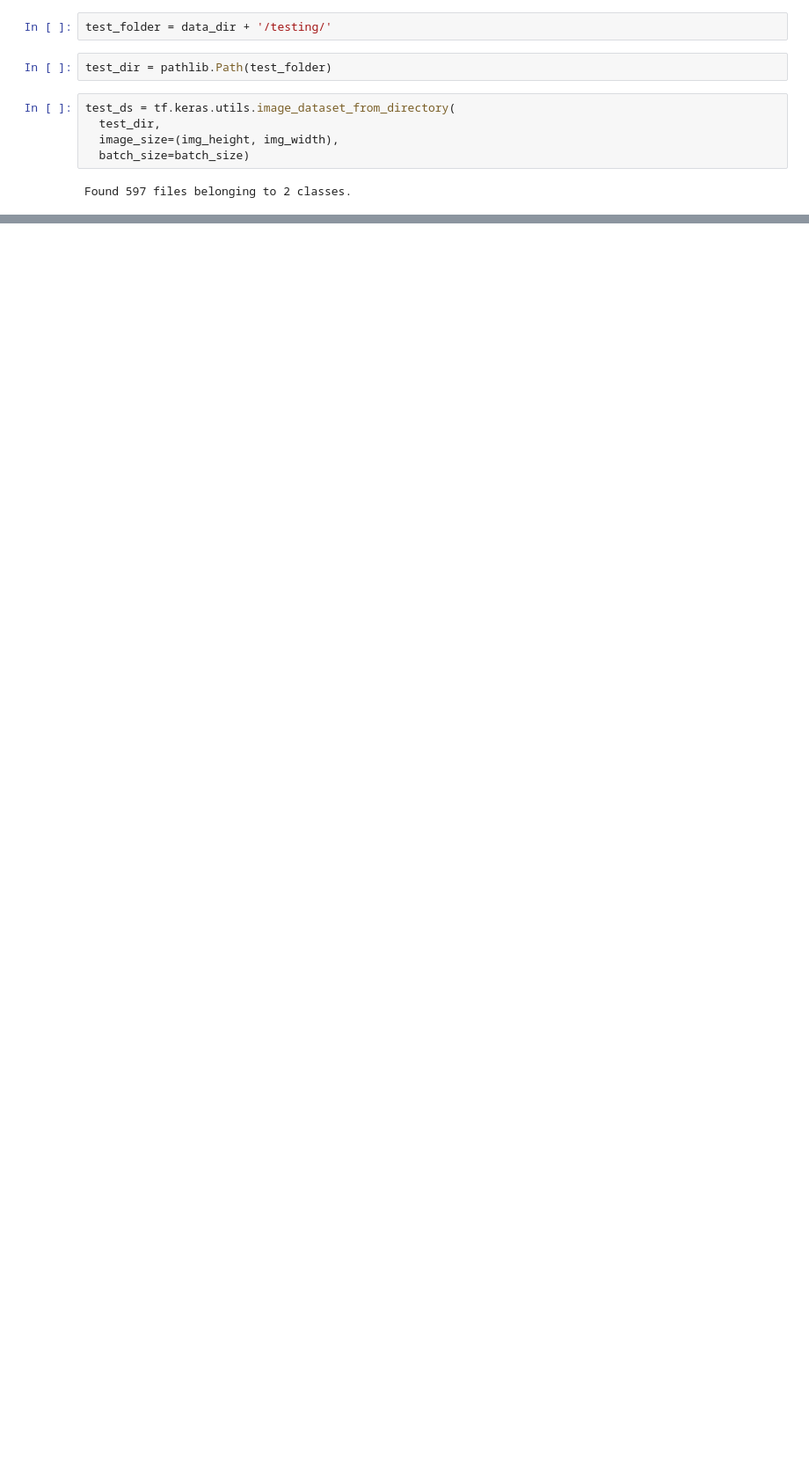
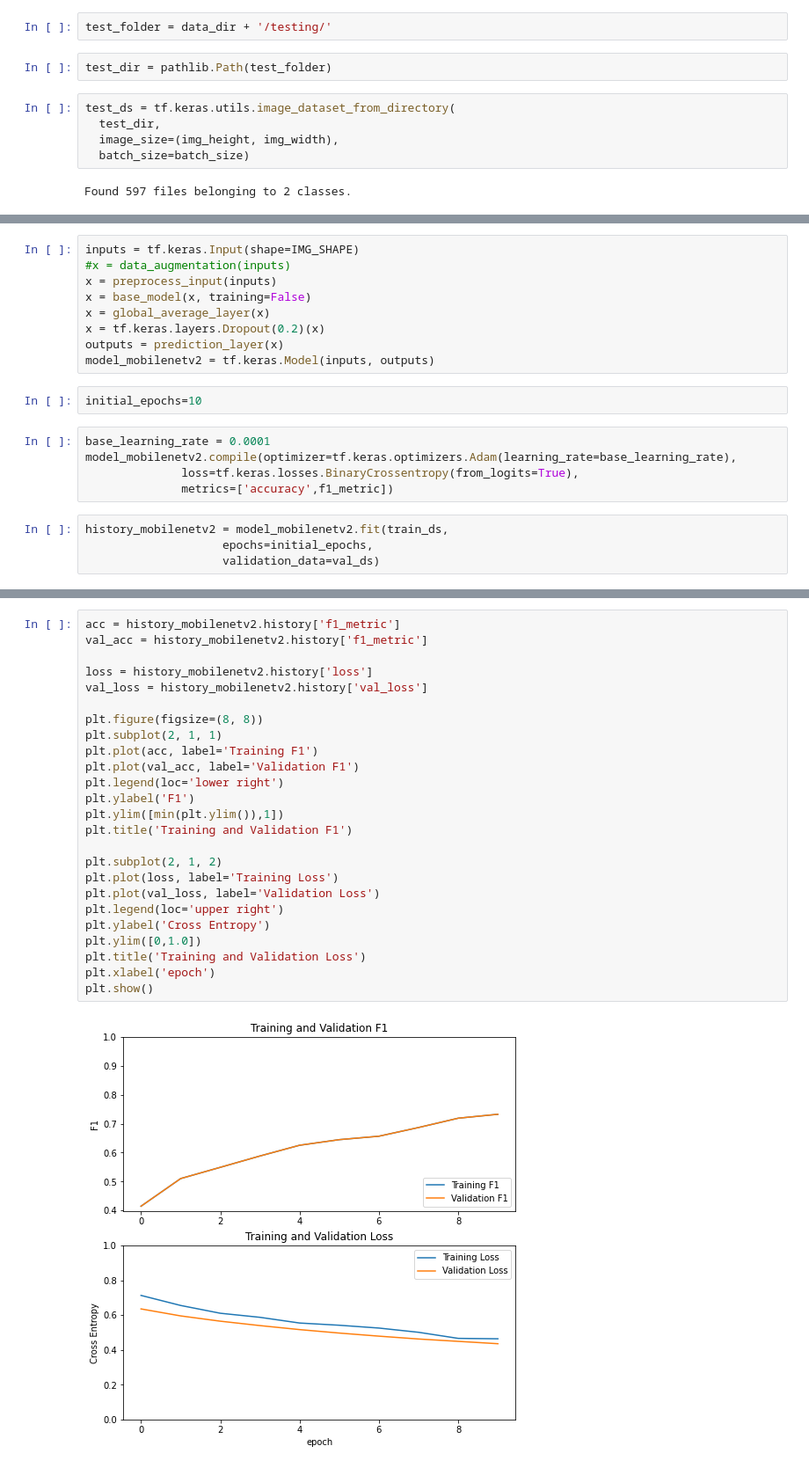
Before and after one commit to Mahdiazhari/monreader, a Jupyter notebook: MonReader_Tensorflow.ipynb, the cells around one changed output, grey strips where cells are left out. Shown at 88% size. Cells and saved outputs as stored; diff of their text form; blank space fills up the shorter version.

```diff
--- a/MonReader_Tensorflow.ipynb
+++ b/MonReader_Tensorflow.ipynb
@@ -222,0 +441,20 @@ test loss, test acc: [0.31948593258857727, 0.9164660573005676]
+# %%
+inputs = tf.keras.Input(shape=IMG_SHAPE)
+#x = data_augmentation(inputs)
+x = preprocess_input(inputs)
+x = base_model(x, training=False)
+x = global_average_layer(x)
+x = tf.keras.layers.Dropout(0.2)(x)
+outputs = prediction_layer(x)
+model_mobilenetv2 = tf.keras.Model(inputs, outputs)
+# %%
+initial_epochs=10
+# %%
+base_learning_rate = 0.0001
+model_mobilenetv2.compile(optimizer=tf.keras.optimizers.Adam(learning_rate=base_learning_rate),
+              loss=tf.keras.losses.BinaryCrossentropy(from_logits=True),
+              metrics=['accuracy',f1_metric])
+# %%
+history_mobilenetv2 = model_mobilenetv2.fit(train_ds,
+                    epochs=initial_epochs,
+                    validation_data=val_ds)
@@ -222,0 +482,27 @@ test loss, test acc: [0.31948593258857727, 0.9164660573005676]
+# %%
+acc = history_mobilenetv2.history['f1_metric']
+val_acc = history_mobilenetv2.history['f1_metric']
+
+loss = history_mobilenetv2.history['loss']
+val_loss = history_mobilenetv2.history['val_loss']
+
+plt.figure(figsize=(8, 8))
+plt.subplot(2, 1, 1)
+plt.plot(acc, label='Training F1')
+plt.plot(val_acc, label='Validation F1')
+plt.legend(loc='lower right')
+plt.ylabel('F1')
+plt.ylim([min(plt.ylim()),1])
+plt.title('Training and Validation F1')
+
+plt.subplot(2, 1, 2)
+plt.plot(loss, label='Training Loss')
+plt.plot(val_loss, label='Validation Loss')
+plt.legend(loc='upper right')
+plt.ylabel('Cross Entropy')
+plt.ylim([0,1.0])
+plt.title('Training and Validation Loss')
+plt.xlabel('epoch')
+plt.show()
+# %% [output]
+[figure, added]
```
Also changed, not shown: parts of 84 cells of this notebook.
